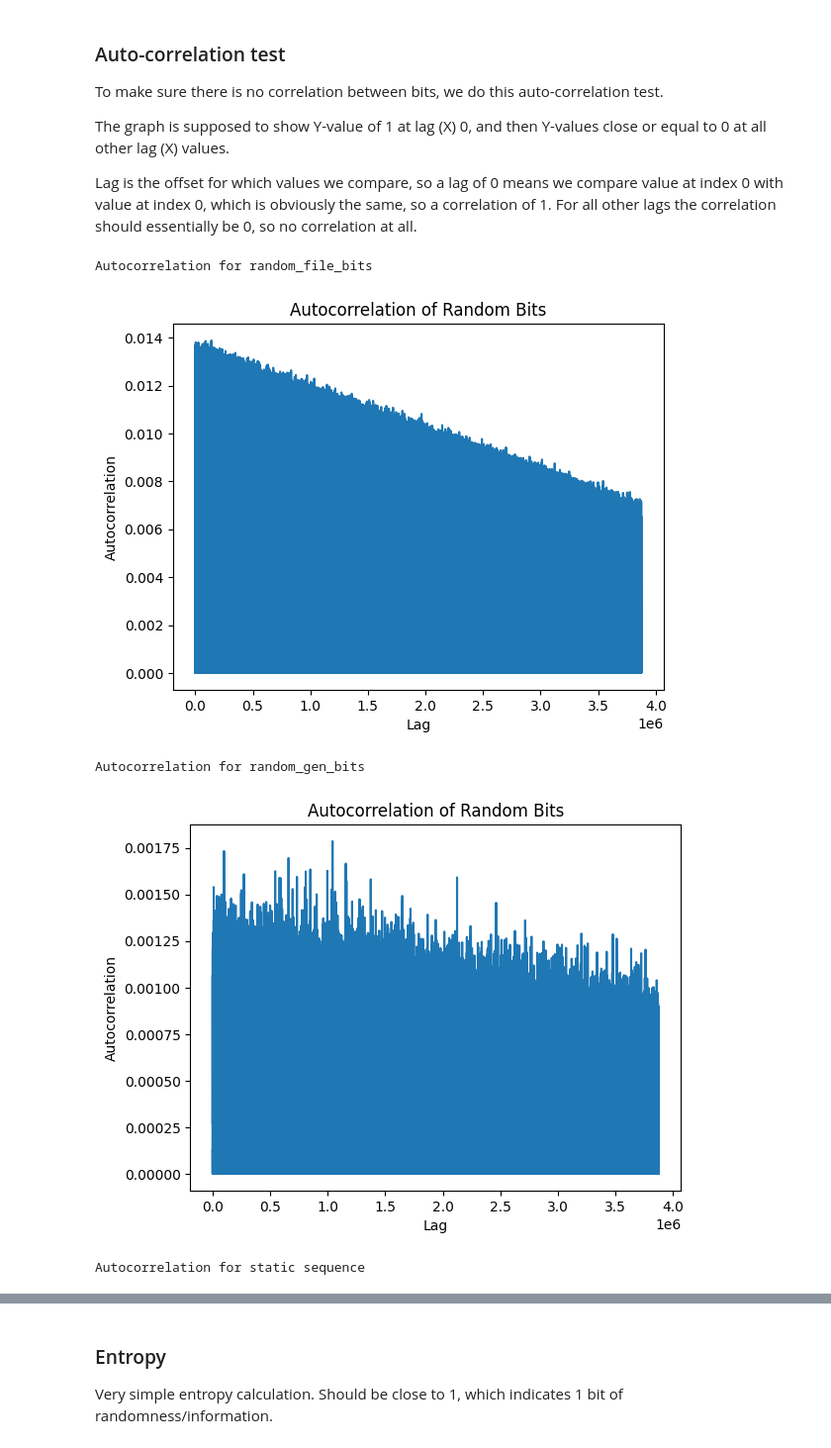
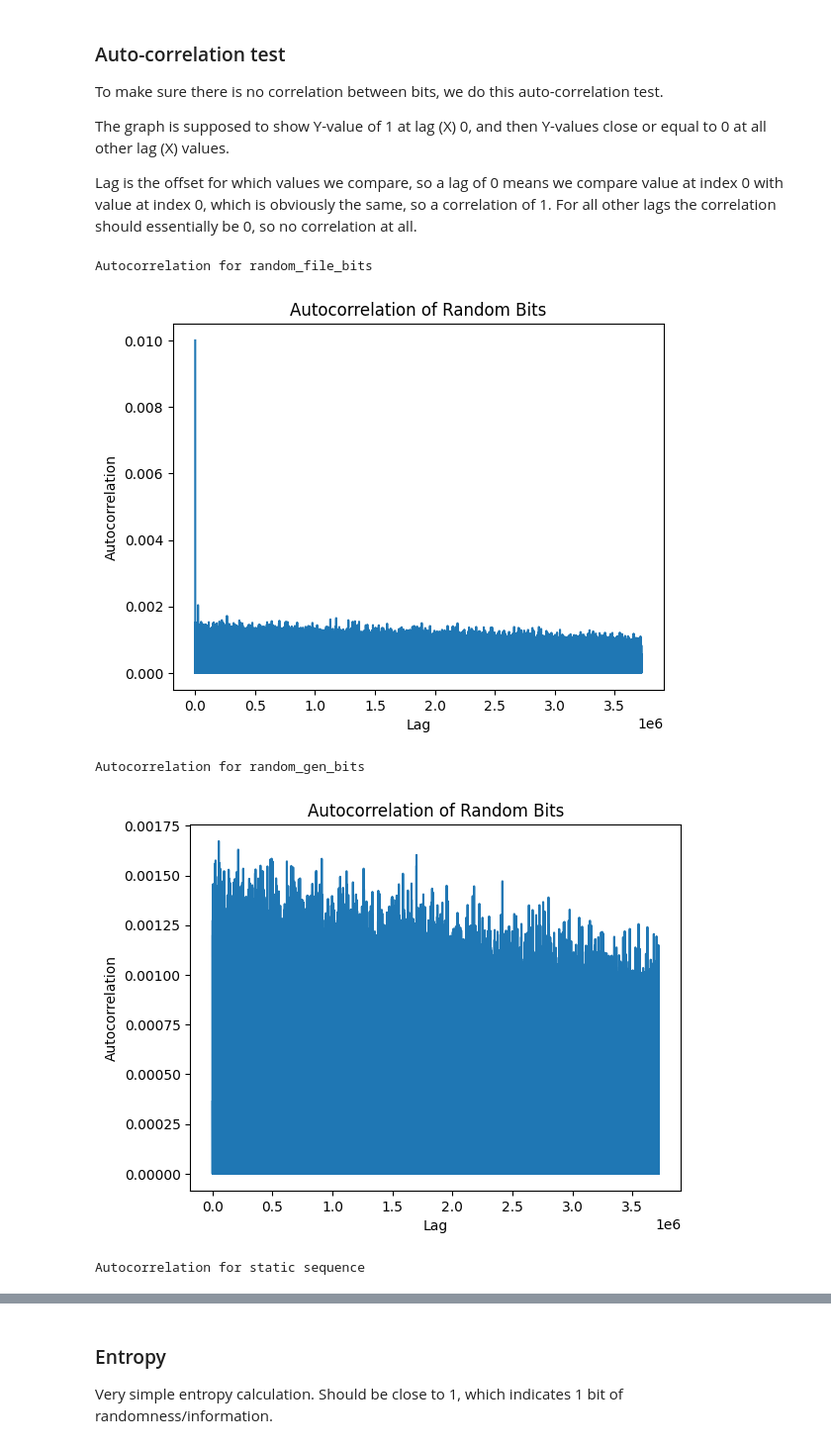
Before and after one commit to Gio200023/TRNG, a Jupyter notebook: stat_tests.ipynb, the cells around one changed output, grey strips where cells are left out. Shown: that part at 99% size. Cells and saved outputs as stored; diff of their text form; code cells hidden in the pictures.

```diff
--- a/stat_tests.ipynb
+++ b/stat_tests.ipynb
@@ -92,38 +146,41 @@ import matplotlib.pyplot as plt
 from scipy.signal import correlate
 
 
 def plot_autocorrelation(bits, size):
+    if len(bits) % size != 0:
+        bits = bits[:len(bits) - len(bits) % size]
+
     split_bits = []
 
     for ii in range(0, len(bits), size):
         binary_sum = 0
         for jj in range(0, size):
             binary_sum += (bits[ii + jj]) * pow(2, size - jj - 1)
         split_bits.append(binary_sum)
 
     autocorr = np.abs(correlate(split_bits - np.mean(split_bits), split_bits - np.mean(split_bits), "same"))
     autocorr = autocorr[(len(autocorr) // 2):]
     autocorr = autocorr.astype(np.float64)
     autocorr /= np.max(autocorr)
 
-    plt.plot(autocorr[1:]) # Remove first entry, as it is always 1 and thus makes the graph kinda useless
+    plt.plot(autocorr[1:])  # Remove first entry, as it is always 1 and thus makes the graph kinda useless
     plt.title('Autocorrelation of Random Bits')
     plt.xlabel('Lag')
     plt.ylabel('Autocorrelation')
     plt.show()
 
 
 print("Autocorrelation for random_file_bits")
-plot_autocorrelation(random_file_bits, 4)
+plot_autocorrelation(random_file_bits[3], 1)
 
 print("\nAutocorrelation for random_gen_bits")
-plot_autocorrelation(random_gen_bits, 4)
+plot_autocorrelation(random_gen_bits, 1)
 
 print("\nAutocorrelation for static sequence")
-plot_autocorrelation([0, 1, 1, 1, 0, 1, 0, 1, 0, 1, 1, 1, 0, 1, 0, 1,] * int(num_bits / 16), 4)
+plot_autocorrelation([0, 1, 1, 1, 0, 1, 0, 1, 0, 1, 1, 1, 0, 1, 0, 1, ] * int(num_bits / 16), 1)
 # %% [output]
 Autocorrelation for random_file_bits
-[figure, old version]
+[figure, new version]
 Autocorrelation for random_gen_bits
-[figure, old version]
+[figure, new version]
 Autocorrelation for static sequence
```
Also changed, not shown: parts of 5 cells of this notebook.
